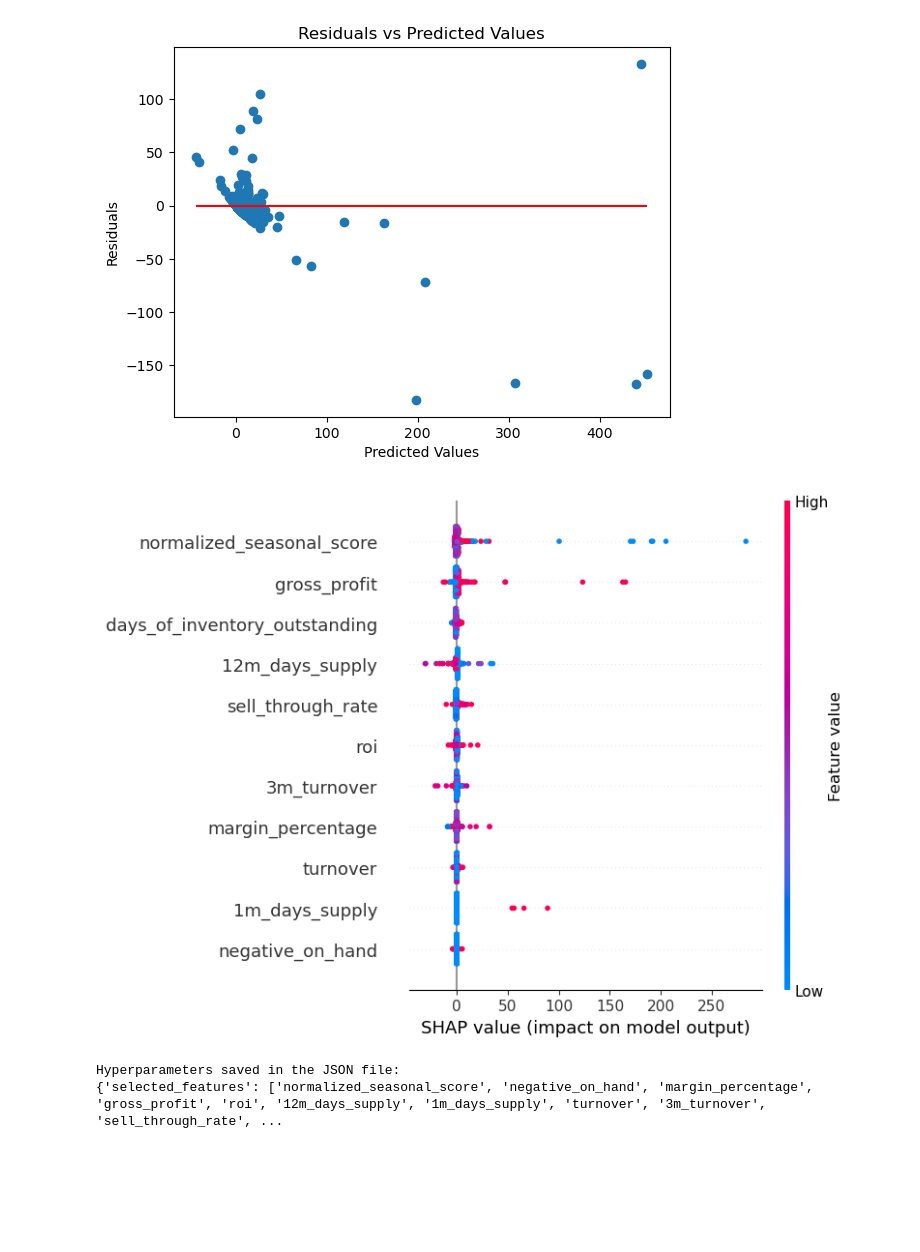
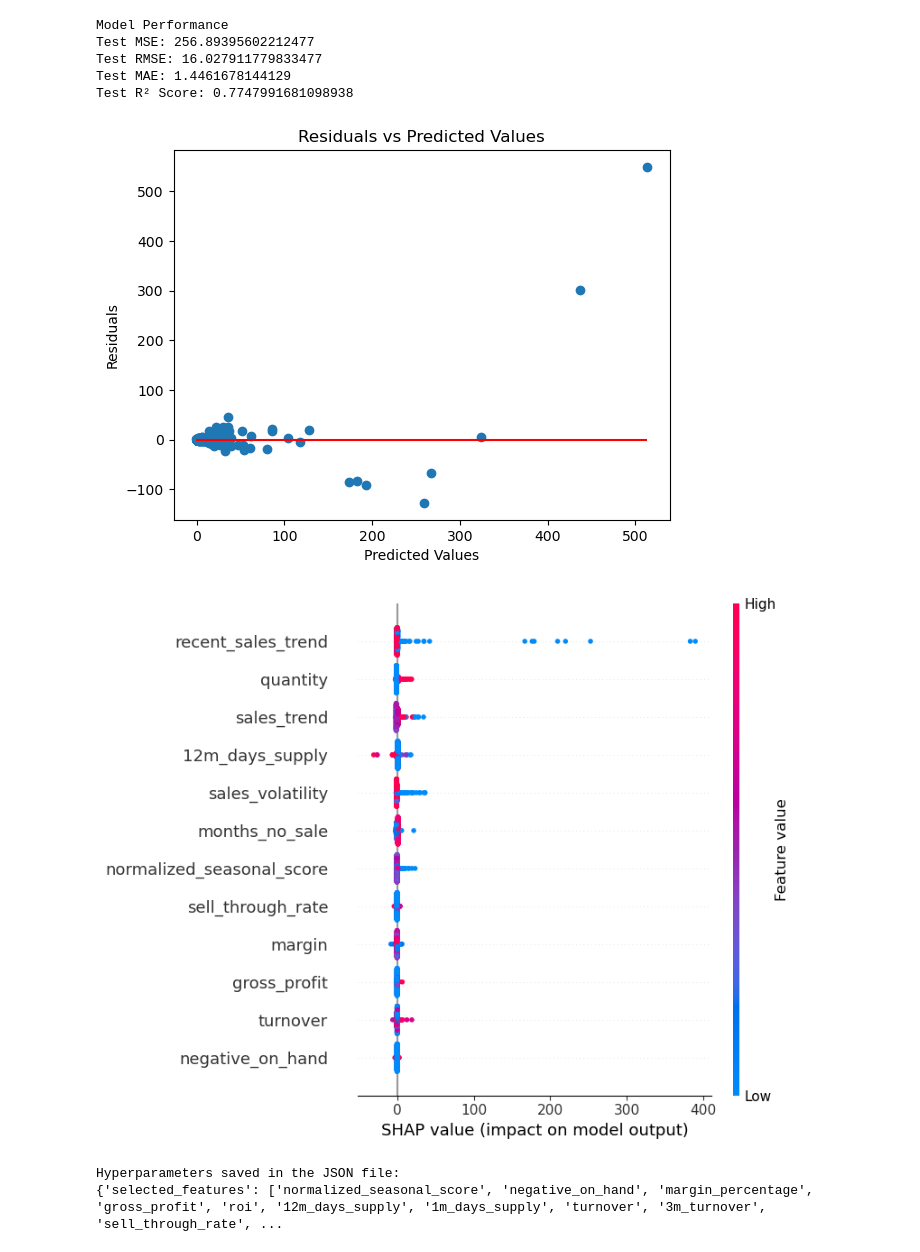
Before and after one commit to skyler22wilson/co-pilot-v1, a Jupyter notebook: notebooks/yearly_demand.ipynb, the cells around one changed output. Saved outputs shown, nothing was run; the diff lists cells and outputs as text; code cells hidden in the pictures; blank space fills up the shorter version.

```diff
--- a/notebooks/yearly_demand.ipynb
+++ b/notebooks/yearly_demand.ipynb
@@ -8,7 +8,7 @@ from sklearn.preprocessing import RobustScaler, PowerTransformer
 from sklearn.compose import ColumnTransformer
 from sklearn.pipeline import Pipeline
 from xgboost import XGBRegressor
-from hyperopt import hp, fmin, tpe, Trials, STATUS_OK
+import optuna
 from joblib import parallel_backend
 import joblib
 import numpy as np
@@ -25,8 +25,8 @@ feature_cols = [col for col in df.columns if col not in {'part_number', 'descrip
                                                          'sales_last_oct', 'sales_last_nov', 'sales_last_dec', 'sales_jan',
                                                          'sales_feb', 'sales_mar', 'sales_apr', 'sales_may', 'sales_jun',
                                                          'sales_jul', 'sales_aug', 'sales_sep', 'sales_oct', 'sales_nov',
-                                                         'sales_dec', 'sales_revenue', 'cogs', 'rolling_12m_sales', 'rolling_3m_sales',
-                                                         'margin', 'price', 'quantity', 'cost_per_unit', 'months_no_sale', 'total_cost'}]
+                                                         'sales_dec', 'sales_revenue', 'cogs', 'price', 'rolling_12m_sales',
+                                                         'rolling_3m_sales', 'days_of_inventory_outstanding', 'cost_per_unit'}]
 
 mask = df['months_no_sale'] >=12
 X = df[~mask][feature_cols]
@@ -45,33 +45,24 @@ preprocessor = ColumnTransformer(
         numerical_features)
     ])
 
-# Define space for Hyperopt
-space = {
-    'colsample_bytree': hp.uniform('colsample_bytree', 0.5, 0.8),
-    'gamma': hp.uniform('gamma', 0.5, 0.8),
-    'learning_rate': hp.uniform('learning_rate', 0.025, 0.1),
-    'max_depth': hp.quniform('max_depth', 5, 10, 1),
-    'min_child_weight': hp.quniform('min_child_weight', 7, 10, 1),
-    'n_estimators': hp.quniform('n_estimators', 250, 800, 25),
-    'reg_alpha': hp.uniform('reg_alpha', 0.005, 0.1),
-    'reg_lambda': hp.uniform('reg_lambda', 1.5, 3.0),
-    'subsample': hp.uniform('subsample', 0.75, 1.0),
-    'max_delta_step': hp.quniform('max_delta_step', 6, 11, 1),
-}
-
 # Set up KFold cross-validation
 kf = KFold(n_splits=5, shuffle=True, random_state=42)
 
 # Define the scoring function
 scorer = make_scorer(mean_squared_error, greater_is_better=False)
 
-# Define the objective function for Hyperopt
-def objective(params):
-    params['n_estimators'] = int(params['n_estimators'])
-    params['max_depth'] = int(params['max_depth'])
-    params['min_child_weight'] = int(params['min_child_weight'])
-    params['max_delta_step'] = int(params['max_delta_step'])
-
+# Define the objective function for Optuna
+def objective(trial):
+    params = {
+        'n_estimators': trial.suggest_int('n_estimators', 100, 1000),
+        'max_depth': trial.suggest_int('max_depth', 1, 10),
+        'learning_rate': trial.suggest_float('learning_rate', 1e-3, 1.0, log=True),
+        'subsample': trial.suggest_float('subsample', 0.5, 1.0),
+        'colsample_bytree': trial.suggest_float('colsample_bytree', 0.5, 1.0),
+        'min_child_weight': trial.suggest_int('min_child_weight', 1, 10),
+        'max_delta_step': trial.suggest_int('max_delta_step', 0, 10),
+        'gamma': trial.suggest_float('gamma', 1e-8, 1.0, log=True)
+    }
     # Define the model
     model = XGBRegressor(**params)
 
@@ -84,19 +75,14 @@ def objective(params):
     # Perform cross-validation
     with parallel_backend('threading'):
         scores = cross_val_score(pipeline, X_train, y_train, scoring=scorer, cv=kf)
-    return {'loss': -scores.mean(), 'status': STATUS_OK}
+
+    return -scores.mean()
 
 # Run the optimization
-trials = Trials()
-best_hyperparams = fmin(fn=objective, space=space, algo=tpe.suggest, max_evals=350, trials=trials)
+study = optuna.create_study(direction='minimize')
+study.optimize(objective, n_trials=250)
 
-print("Best Hyperparameters:", best_hyperparams)
-
-# Correctly casting the best hyperparameters to their correct types
-best_hyperparams['n_estimators'] = int(best_hyperparams['n_estimators'])
-best_hyperparams['max_depth'] = int(best_hyperparams['max_depth'])
-best_hyperparams['max_delta_step'] = int(best_hyperparams['max_delta_step'])
-best_hyperparams['min_child_weight'] = int(best_hyperparams['min_child_weight'])
+best_hyperparams = study.best_params
 
 # Train the model with the best hyperparameters
 final_model = XGBRegressor(**best_hyperparams)
@@ -192,5 +188,10 @@ Test R² Score: 0.687066376209259
+Model Performance
+Test MSE: 256.89395602212477
+Test RMSE: 16.027911779833477
+Test MAE: 1.4461678144129
+Test R² Score: 0.7747991681098938
-[figure, old version]
+[figure, new version]
-[figure, old version]
+[figure, new version]
 # %%
 # Load the hyperparameters from the JSON file
 with open('/Users/skylerwilson/Desktop/PartsWise/co-pilot-v1/Dashboard/Models/demand_predictor/general_model_details.json', 'r') as file:
```
Also changed, not shown: parts of 2 cells of this notebook, 30 other files.
